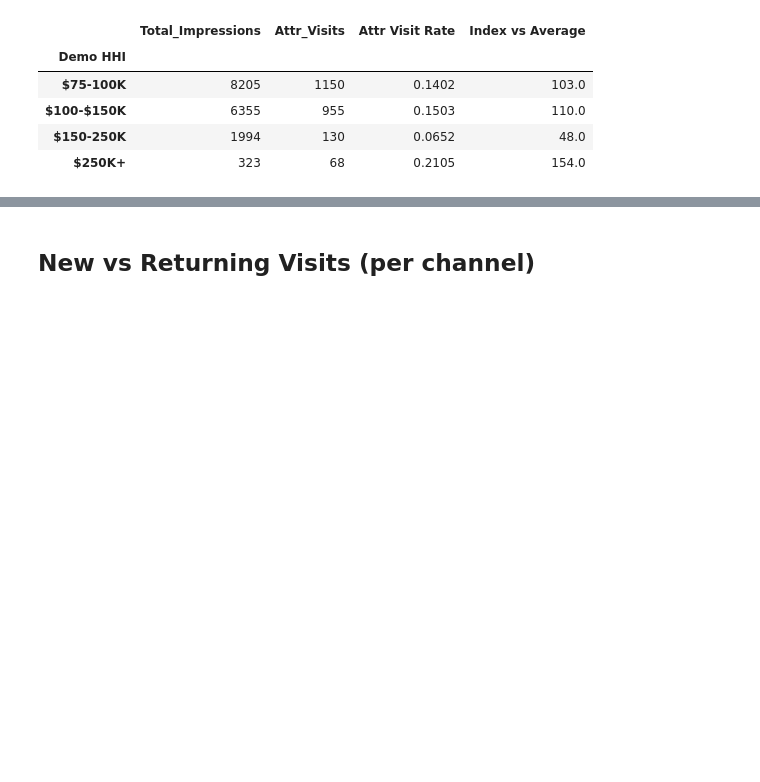
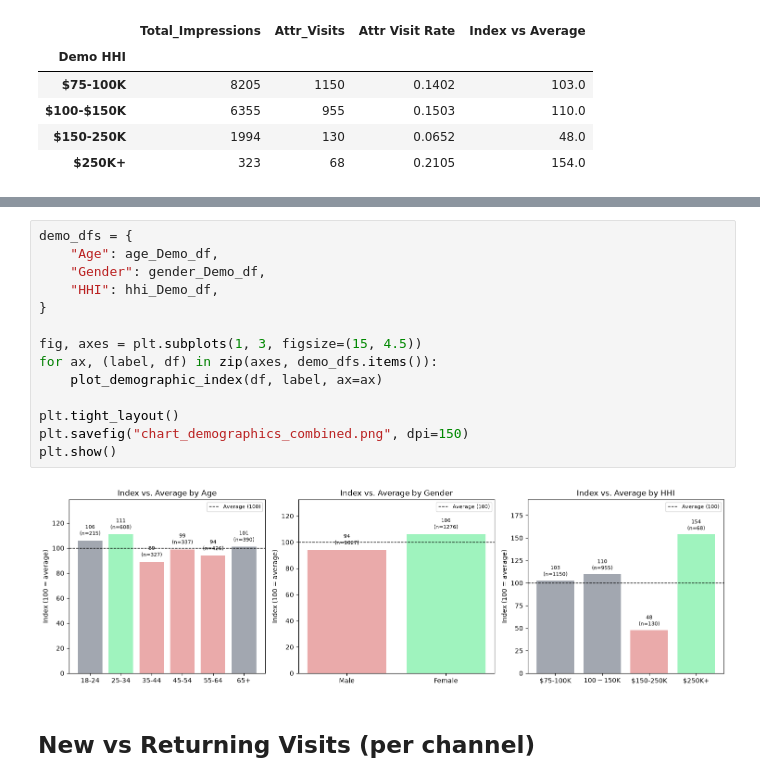
Before and after one commit to EzraGoldberg/portfolio-projects, a Jupyter notebook: 2. Tech Interview Prep/Weather Adtech Data Science/notebooks/Case_Study.ipynb, the cells around one changed output, grey strips where cells are left out. Drawn from its saved outputs; the diff is of its cells as text; blank space fills up the shorter version.

Commit message:
added more complex demographic plotting and analysis

```diff
--- a/2. Tech Interview Prep/Weather Adtech Data Science/notebooks/Case_Study.ipynb
+++ b/2. Tech Interview Prep/Weather Adtech Data Science/notebooks/Case_Study.ipynb
@@ -1165,3 +1204,19 @@ hhi_Demo_df
+# %%
+demo_dfs = {
+    "Age": age_Demo_df,
+    "Gender": gender_Demo_df,
+    "HHI": hhi_Demo_df,
+}
+
+fig, axes = plt.subplots(1, 3, figsize=(15, 4.5))
+for ax, (label, df) in zip(axes, demo_dfs.items()):
+    plot_demographic_index(df, label, ax=ax)
+
+plt.tight_layout()
+plt.savefig("chart_demographics_combined.png", dpi=150)
+plt.show()
+# %% [output]
+[figure, added]
 # %% [markdown]
 ## New vs Returning Visits (per channel)
 # %%
```
Also changed, not shown: parts of 3 cells of this notebook, 2 other files.
